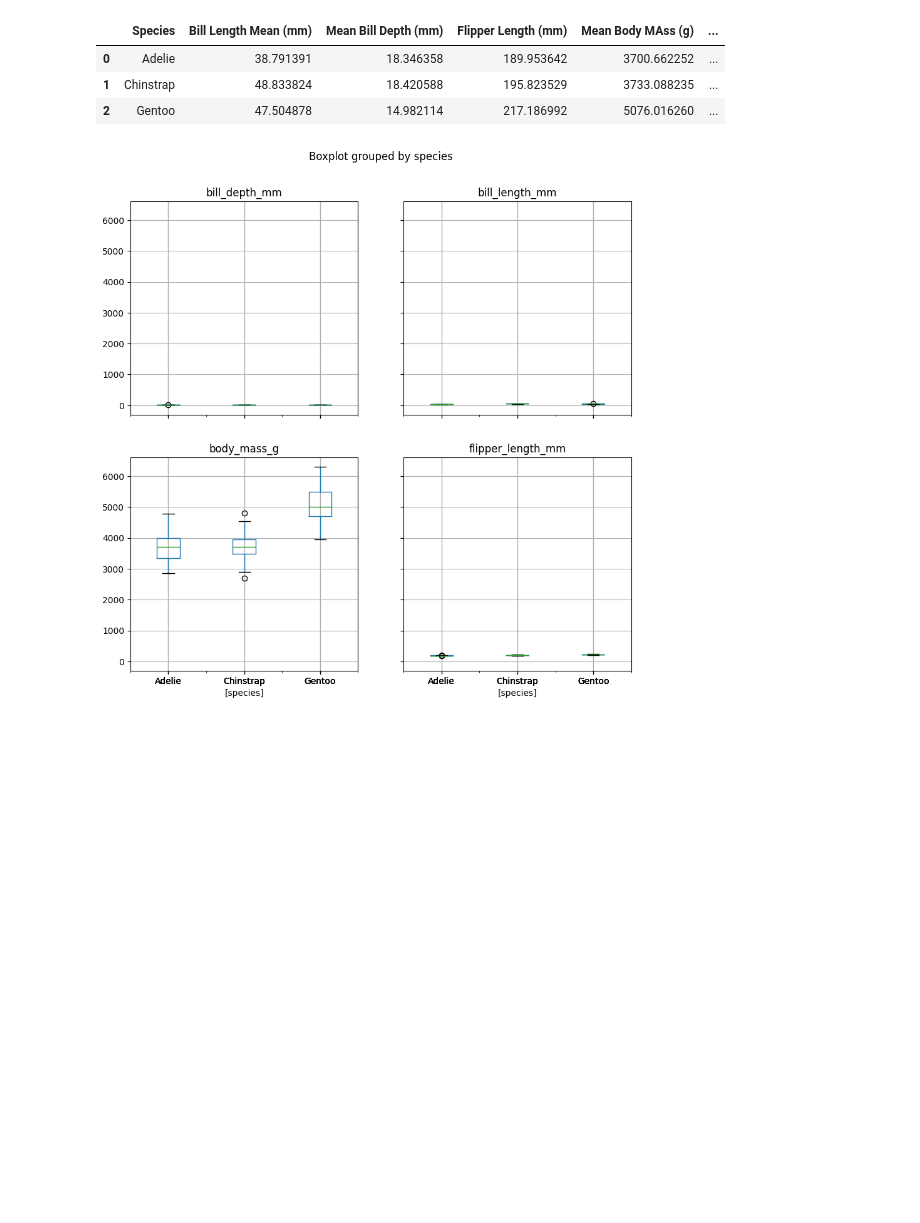
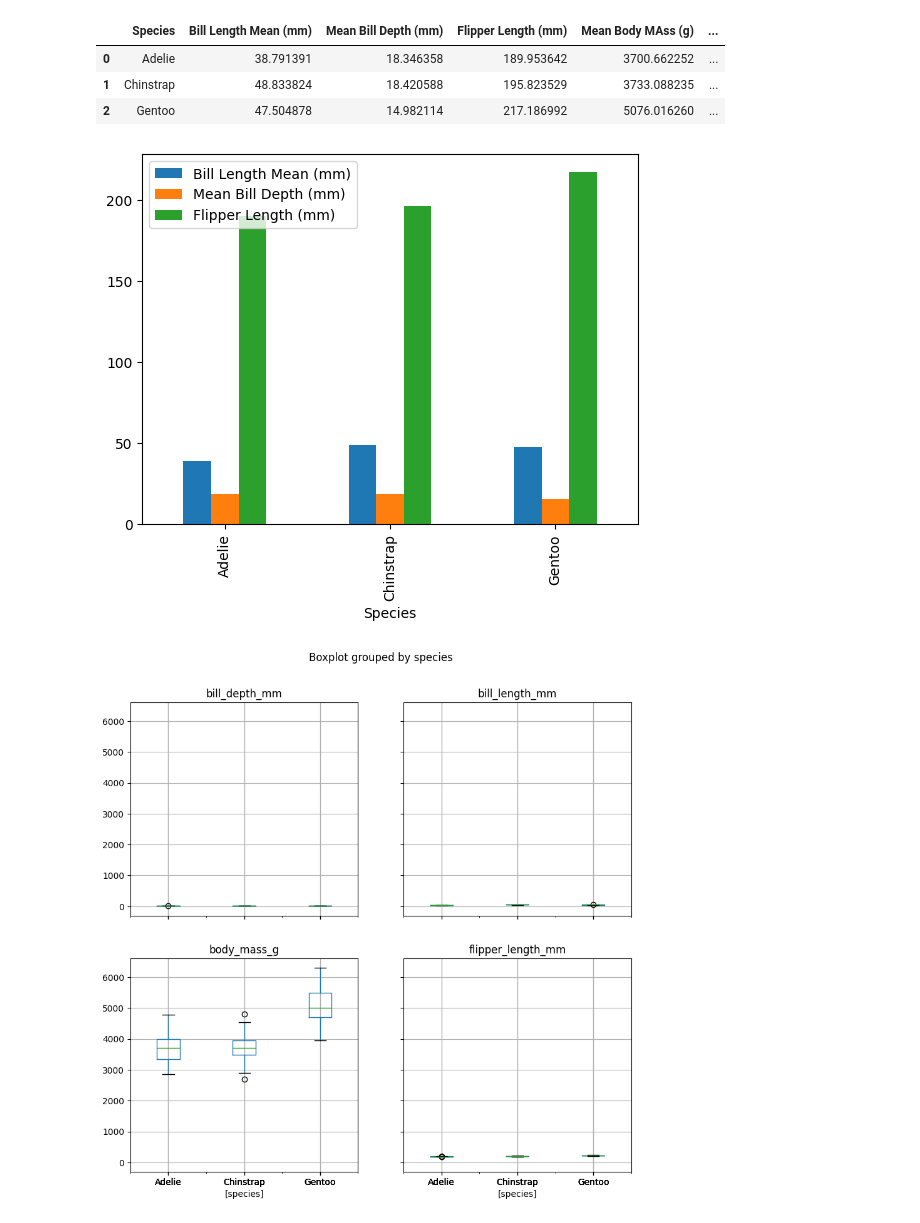
Before and after one commit to gusgoes/weekly-tasks, a Jupyter notebook: penguins.ipynb, the cells around one changed output. Saved outputs shown, nothing was run; the diff lists cells and outputs as text; code cells hidden in the pictures; blank space fills up the shorter version.

```diff
--- a/penguins.ipynb
+++ b/penguins.ipynb
@@ -141,6 +141,10 @@ penguins_mean
 | 2 | Gentoo | 47.504878 | 14.982114 | 217.186992 | 5076.016260 | ... |
 # %%
 print(penguins_mean.to_string(), file=open('penguins.summary.txt', 'w'))
+penguins_mean.plot(x='Species', y=['Bill Length Mean (mm)', 'Mean Bill Depth (mm)', 'Flipper Length (mm)'], kind='bar')
+plt.savefig('penguins_mean.png')
+# %% [output]
+[figure, added]
 # %%
 penguins_group = df.groupby('species')
 
```
Also changed, not shown: 3 other files.
